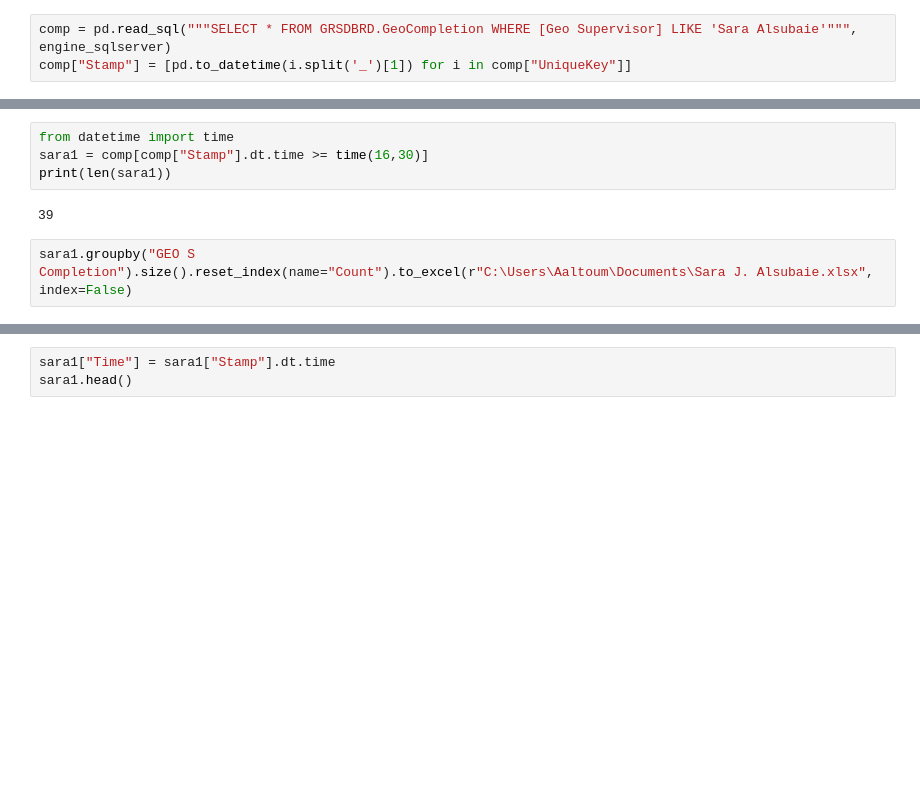
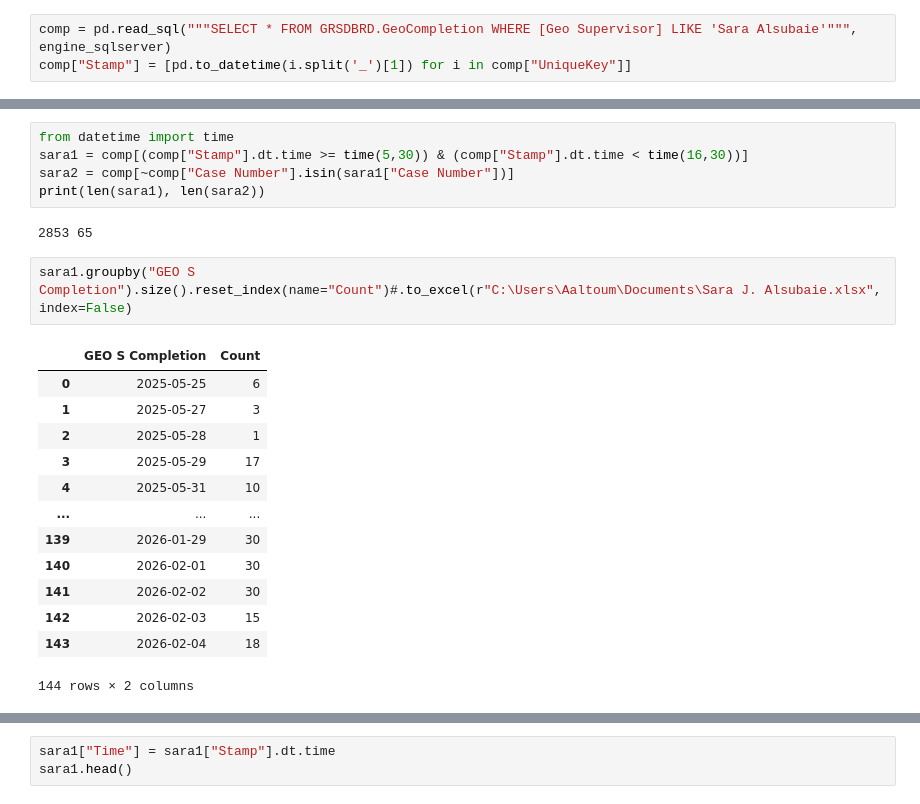
Before and after one commit to AymanSD/Editors-Evaluation, a Jupyter notebook: Evaluation.ipynb, the cells around one changed output, grey strips where cells are left out. Saved outputs shown, nothing was run; the diff lists cells and outputs as text; blank space fills up the shorter version.

```diff
--- a/Evaluation.ipynb
+++ b/Evaluation.ipynb
@@ -1167,10 +1185,25 @@ comp.head()
 5 rows × 68 columns
 # %%
 from datetime import time
-sara1 = comp[comp["Stamp"].dt.time >= time(16,30)]
-print(len(sara1))
+sara1 = comp[(comp["Stamp"].dt.time >= time(5,30)) & (comp["Stamp"].dt.time < time(16,30))]
+sara2 = comp[~comp["Case Number"].isin(sara1["Case Number"])]
+print(len(sara1), len(sara2))
 # %% [output]
-39
+2853 65
 # %%
-sara1.groupby("GEO S Completion").size().reset_index(name="Count").to_excel(r"C:\Users\Aaltoum\Documents\Sara J. Alsubaie.xlsx", index=False)
+sara1.groupby("GEO S Completion").size().reset_index(name="Count")#.to_excel(r"C:\Users\Aaltoum\Documents\Sara J. Alsubaie.xlsx", index=False)
+# %% [output]
+|  | GEO S Completion | Count |
+| 0 | 2025-05-25 | 6 |
+| 1 | 2025-05-27 | 3 |
+| 2 | 2025-05-28 | 1 |
+| 3 | 2025-05-29 | 17 |
+| 4 | 2025-05-31 | 10 |
+| ... | ... | ... |
+| 139 | 2026-01-29 | 30 |
+| 140 | 2026-02-01 | 30 |
+| 141 | 2026-02-02 | 30 |
+| 142 | 2026-02-03 | 15 |
+| 143 | 2026-02-04 | 18 |
+144 rows × 2 columns
 # %%
```
Also changed, not shown: parts of 15 cells of this notebook, 3 other files.
